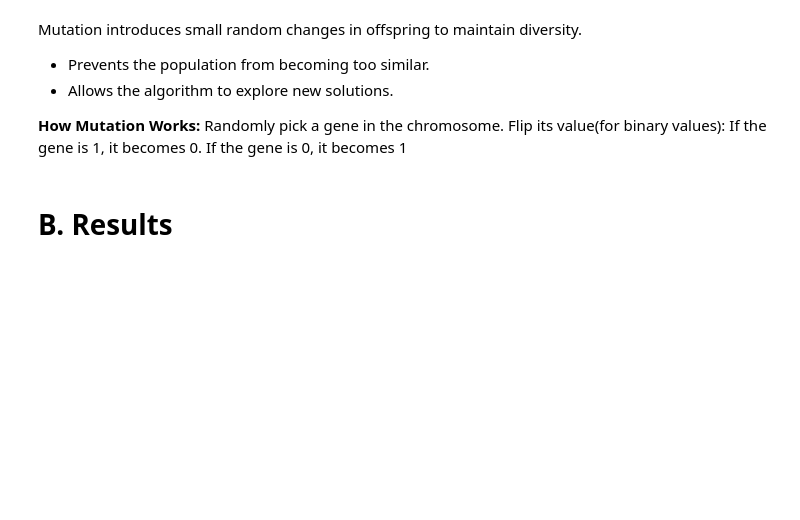
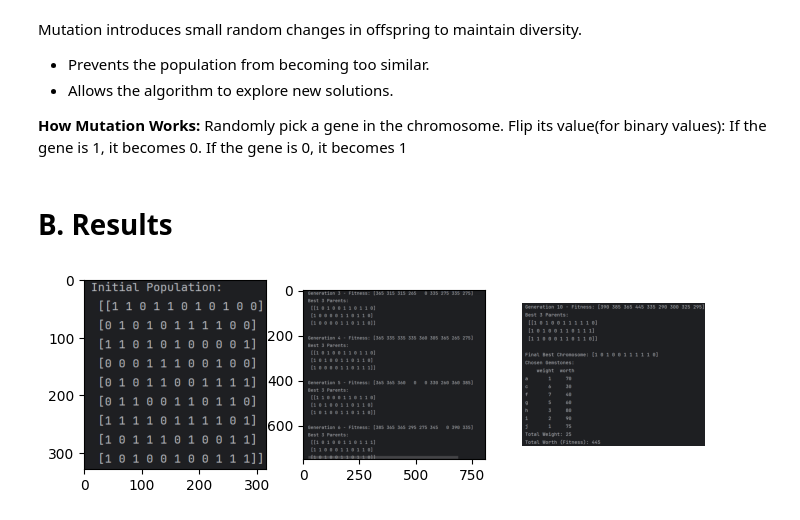
Before and after one commit to MahtabDastranj/Computational-Intelligance, a Jupyter notebook: Evolutionary_algorithms/explanation.ipynb, the cells around one changed output. Cells and saved outputs as stored; diff of their text form; code cells hidden in the pictures; blank space fills up the shorter version.

```diff
--- a/Evolutionary_algorithms/explanation.ipynb
+++ b/Evolutionary_algorithms/explanation.ipynb
@@ -78,3 +81,16 @@ If the gene is 1, it becomes 0.
 If the gene is 0, it becomes 1
 # %% [markdown]
 # B. Results
+# %%
+img1 = mpimg.imread(r"C:\Users\MDastranj\OneDrive\Pictures\Screenshots\Screenshot 2024-12-17 135620.png")
+img2 = mpimg.imread(r"C:\Users\MDastranj\OneDrive\Pictures\Screenshots\Screenshot 2024-12-17 140125.png")
+img3 = mpimg.imread(r"C:\Users\MDastranj\OneDrive\Pictures\Screenshots\Screenshot 2024-12-17 140214.png")
+
+fig, axs = plt.subplots(2, 2, figsize=(8, 8))
+axs[0].imshow(img1)
+axs[1].imshow(img2)
+axs[2].imshow(img3)
+plt.axis('off')
+plt.show()
+# %% [output]
+[figure, added]
```
Also changed, not shown: parts of 1 cell of this notebook, 1 other file.
